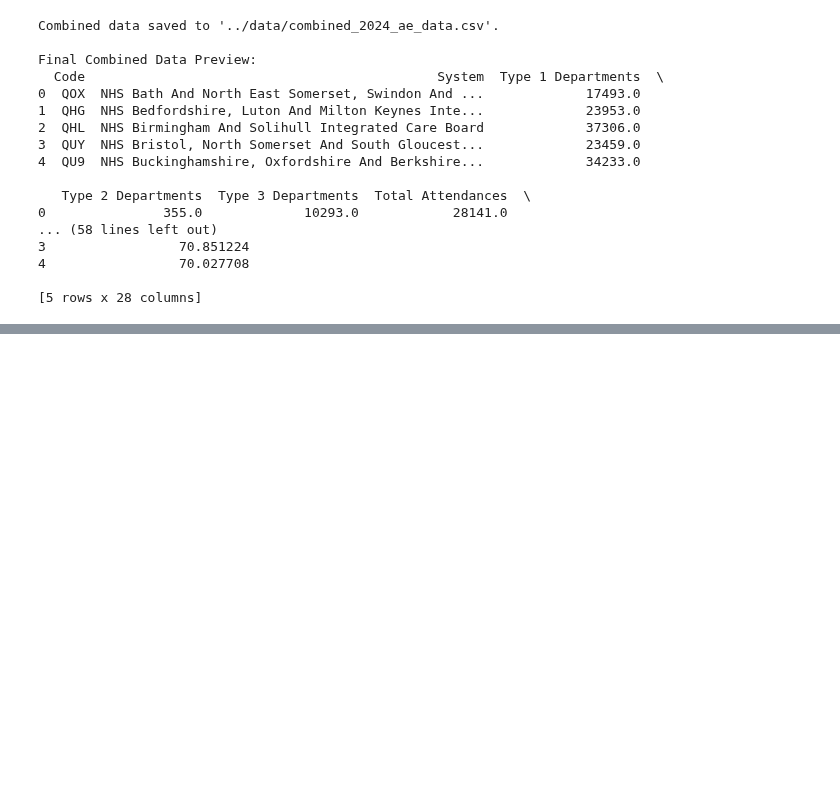
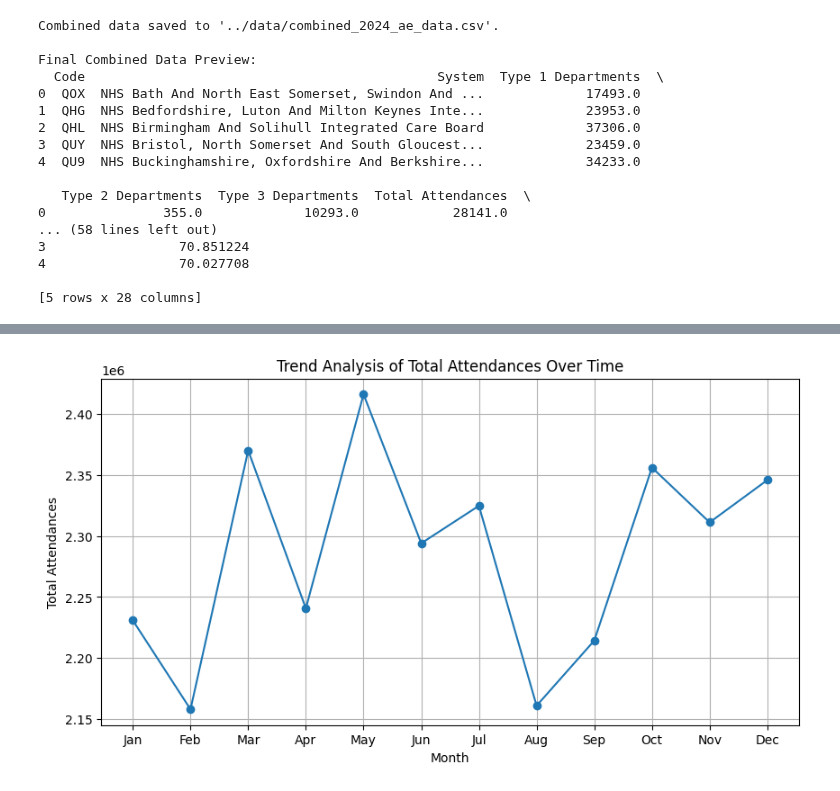
Before and after one commit to sophieboyle1/Final-Year-Project, a Jupyter notebook: src/synthetic_data_v2.ipynb, the cells around one changed output, grey strips where cells are left out. Cells and saved outputs as stored; diff of their text form; code cells hidden in the pictures; blank space fills up the shorter version.

Commit message:
added different visuals to show differences in read and syn data

```diff
--- a/src/synthetic_data_v2.ipynb
+++ b/src/synthetic_data_v2.ipynb
@@ -203,0 +146,12 @@ real_full_moon = real_full_moon.set_index
+# %%
+# Plot trend analysis of Total Attendances over time
+plt.figure(figsize=(10, 5))
+plt.plot(combined_data.groupby('Month')['Total Attendances'].sum(), marker='o')
+plt.title("Trend Analysis of Total Attendances Over Time")
+plt.xlabel("Month")
+plt.ylabel("Total Attendances")
+plt.xticks(range(1, 13), ['Jan', 'Feb', 'Mar', 'Apr', 'May', 'Jun', 'Jul', 'Aug', 'Sep', 'Oct', 'Nov', 'Dec'])
+plt.grid()
+plt.show()
+# %% [output]
+[figure, added]
```
Also changed, not shown: parts of 8 cells of this notebook.
